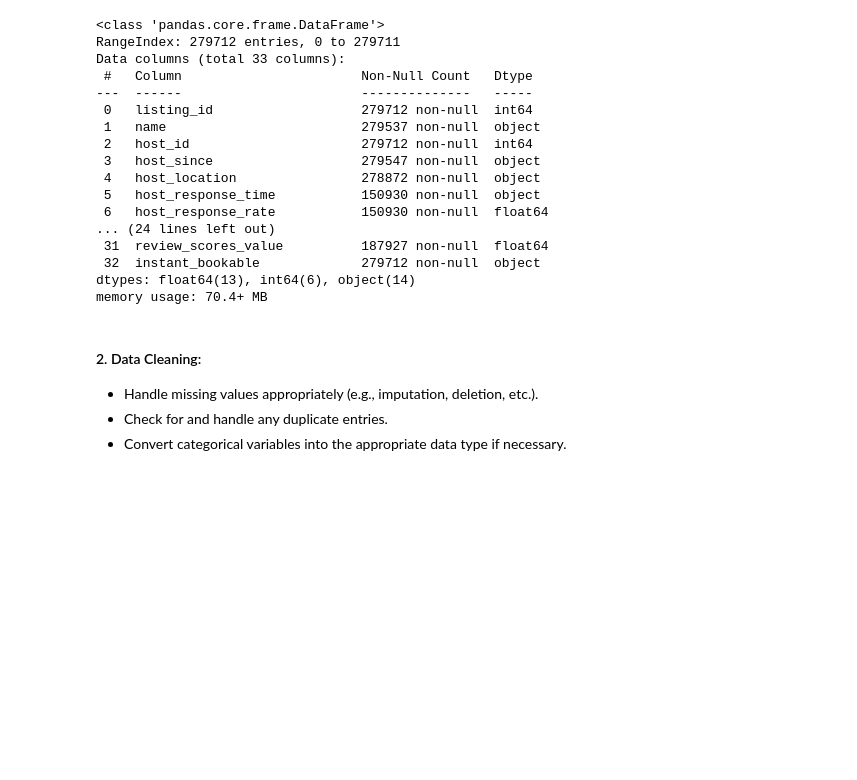
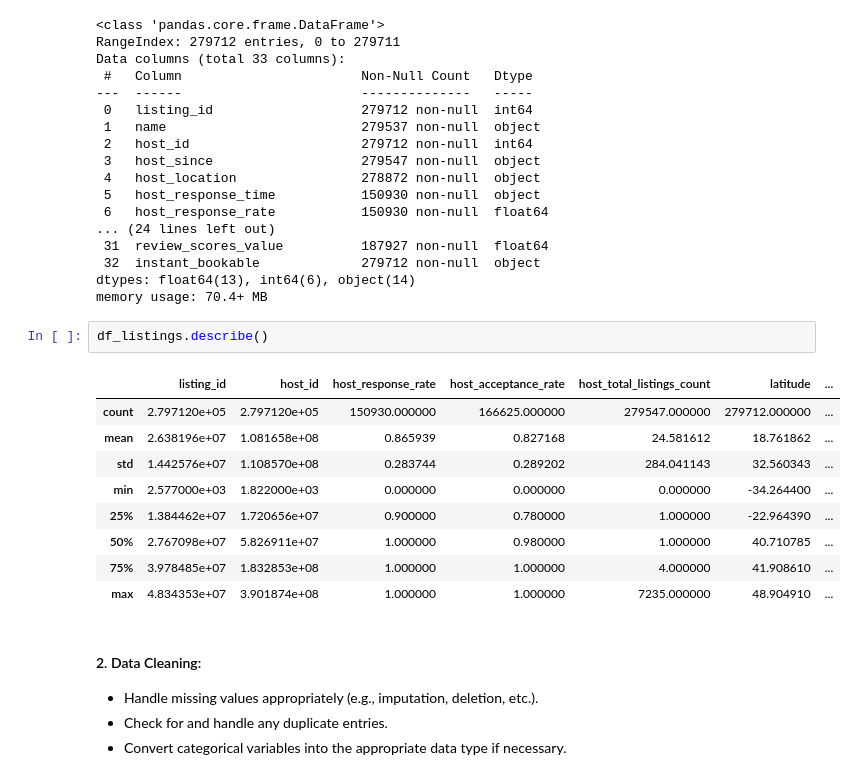
Before and after one commit to AbdullahAlrebdi/week3_project, a Jupyter notebook: main.ipynb, the cells around one changed output. Saved outputs shown, nothing was run; the diff lists cells and outputs as text; blank space fills up the shorter version.

```diff
--- a/main.ipynb
+++ b/main.ipynb
@@ -101,6 +113,18 @@ Data columns (total 33 columns):
  32  instant_bookable             279712 non-null  object
 dtypes: float64(13), int64(6), object(14)
 memory usage: 70.4+ MB
+# %%
+df_listings.describe()
+# %% [output]
+|  | listing_id | host_id | host_response_rate | host_acceptance_rate | host_total_listings_count | latitude | ... |
+| count | 2.797120e+05 | 2.797120e+05 | 150930.000000 | 166625.000000 | 279547.000000 | 279712.000000 | ... |
+| mean | 2.638196e+07 | 1.081658e+08 | 0.865939 | 0.827168 | 24.581612 | 18.761862 | ... |
+| std | 1.442576e+07 | 1.108570e+08 | 0.283744 | 0.289202 | 284.041143 | 32.560343 | ... |
+| min | 2.577000e+03 | 1.822000e+03 | 0.000000 | 0.000000 | 0.000000 | -34.264400 | ... |
+| 25% | 1.384462e+07 | 1.720656e+07 | 0.900000 | 0.780000 | 1.000000 | -22.964390 | ... |
+| 50% | 2.767098e+07 | 5.826911e+07 | 1.000000 | 0.980000 | 1.000000 | 40.710785 | ... |
+| 75% | 3.978485e+07 | 1.832853e+08 | 1.000000 | 1.000000 | 4.000000 | 41.908610 | ... |
+| max | 4.834353e+07 | 3.901874e+08 | 1.000000 | 1.000000 | 7235.000000 | 48.904910 | ... |
 # %% [markdown]
 #### 2. Data Cleaning:
 - Handle missing values appropriately (e.g., imputation, deletion, etc.).
```
Also changed, not shown: parts of 1 cell of this notebook.
